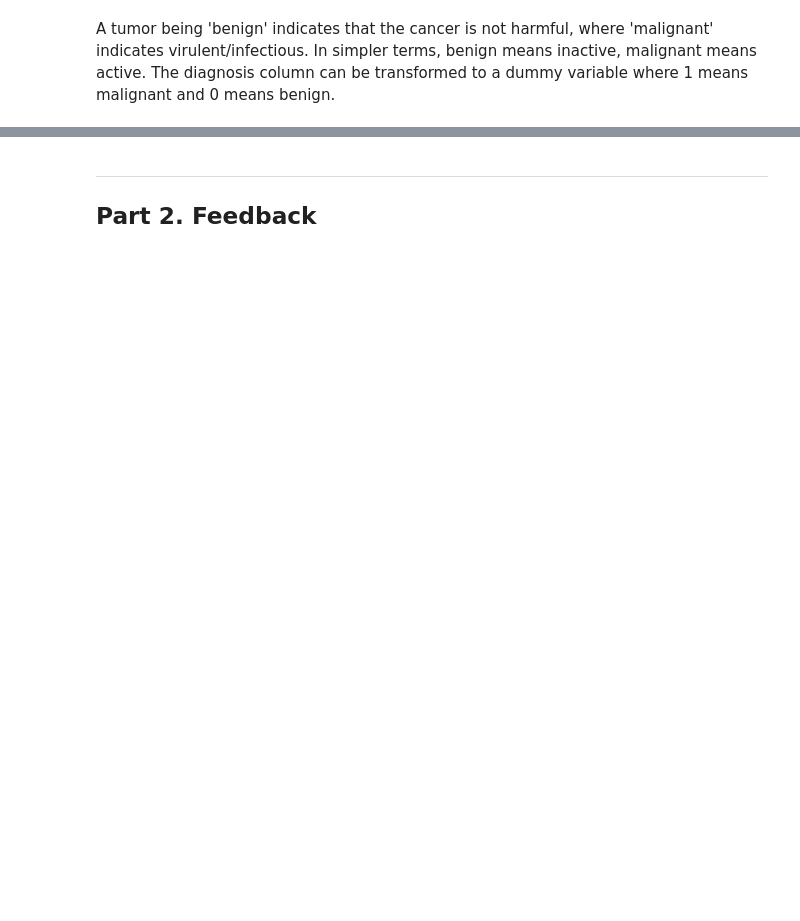
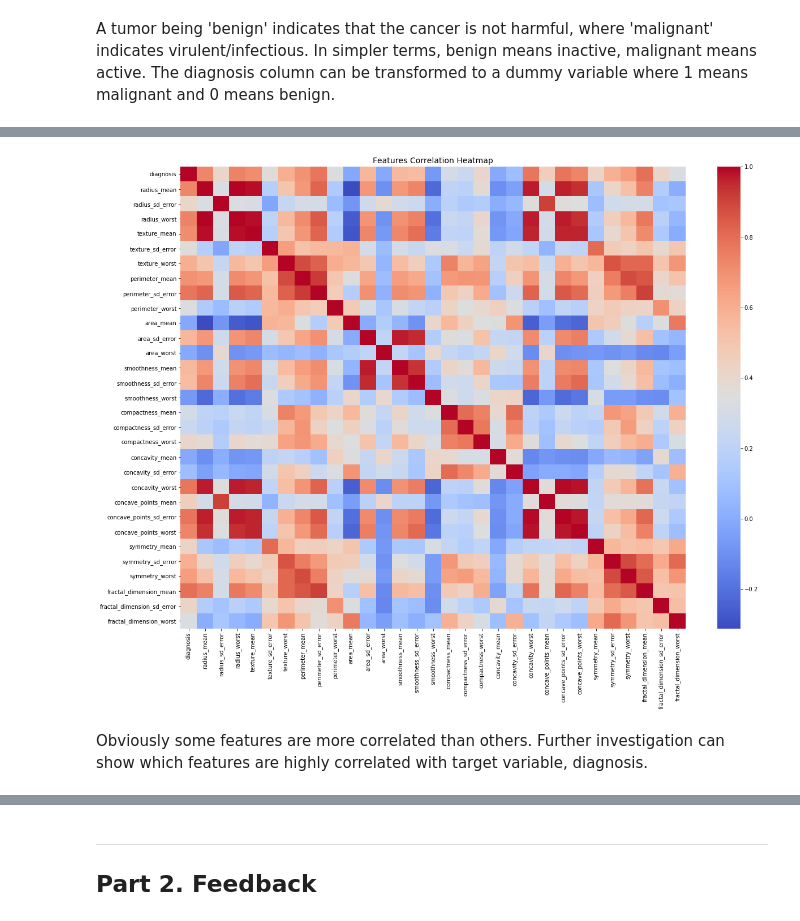
Before and after one commit to hank-butler/GenAssembly, a Jupyter notebook: hbutler_general_assembly.ipynb, the cells around one changed output, grey strips where cells are left out. Cells and saved outputs as stored; diff of their text form; code cells hidden in the pictures; blank space fills up the shorter version.

```diff
--- a/hbutler_general_assembly.ipynb
+++ b/hbutler_general_assembly.ipynb
@@ -161,0 +271,10 @@ df['diagnosis'].value_counts()
+# %%
+# Heatmap to show various correlations. Seaborn has a great one.
+fig = plt.figure(figsize = (20, 15))
+sns.heatmap(df.drop('ID', axis = 1).corr(), cmap = 'coolwarm')
+plt.title("Features Correlation Heatmap", size = 14)
+plt.show();
+# %% [output]
+[figure, added]
+# %% [markdown]
+Obviously some features are more correlated than others. Further investigation can show which features are highly correlated with target variable, diagnosis.
```
Also changed, not shown: parts of 69 cells of this notebook.
